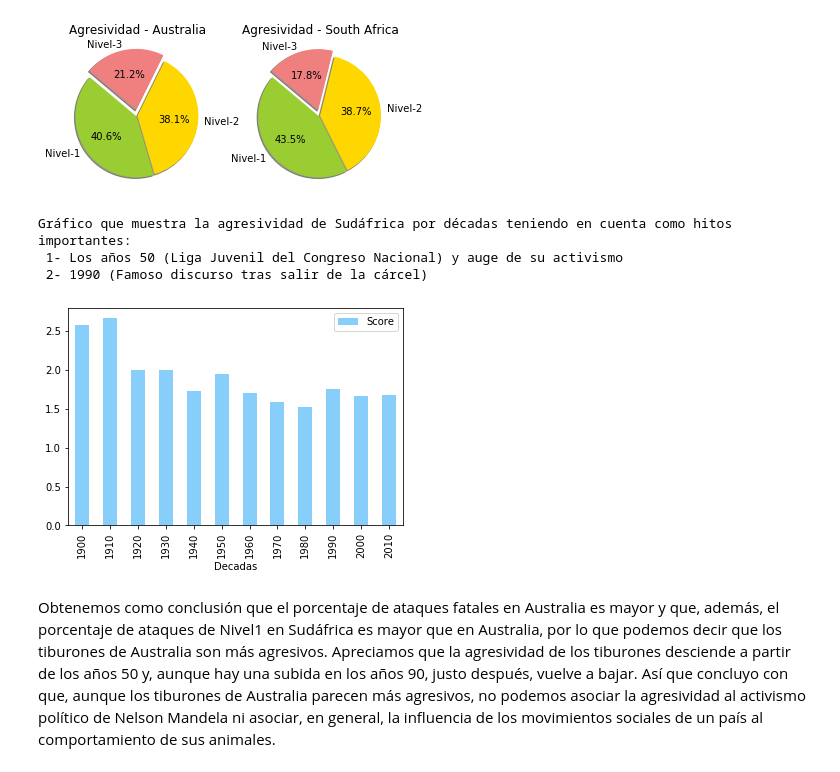
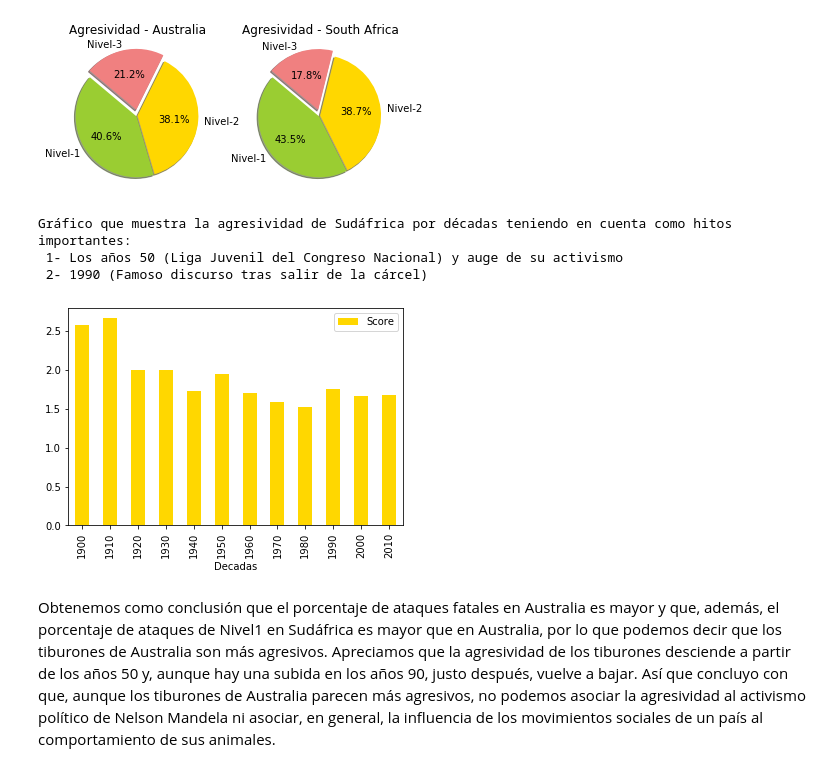
Before and after one commit to agalvezcorell/Project.1-Shark_aggressiveness, a Jupyter notebook: pandas-project.ipynb, the cells around one changed output. Cells and saved outputs as stored; diff of their text form; code cells hidden in the pictures.

```diff
--- a/pandas-project.ipynb
+++ b/pandas-project.ipynb
@@ -286,14 +287,14 @@ show(grafsud)
 # %%
 print("Gráfico que muestra la agresividad de Sudáfrica por décadas teniendo en cuenta como hitos importantes:\n 1- Los años 50 (Liga Juvenil del Congreso Nacional) y auge de su activismo\n 2- 1990 (Famoso discurso tras salir de la cárcel)")
 b = sud.groupby("Decadas").agg({
     "Score":"mean"
 })
-c = b.plot.bar(color='lightskyblue')
+c = b.plot.bar(color='gold')
 # %% [output]
 Gráfico que muestra la agresividad de Sudáfrica por décadas teniendo en cuenta como hitos importantes:
  1- Los años 50 (Liga Juvenil del Congreso Nacional) y auge de su activismo
  2- 1990 (Famoso discurso tras salir de la cárcel)
-[figure, old version]
+[figure, new version]
 # %% [markdown]
 Obtenemos como conclusión que el porcentaje de ataques fatales en Australia es mayor y que, además, el porcentaje de ataques de Nivel1 en Sudáfrica es mayor que en Australia, por lo que podemos decir que los tiburones de Australia son más agresivos.
 Apreciamos que la agresividad de los tiburones desciende a partir de los años 50 y, aunque hay una subida en los años 90, justo después, vuelve a bajar.
```
Also changed, not shown: parts of 1 cell of this notebook.
